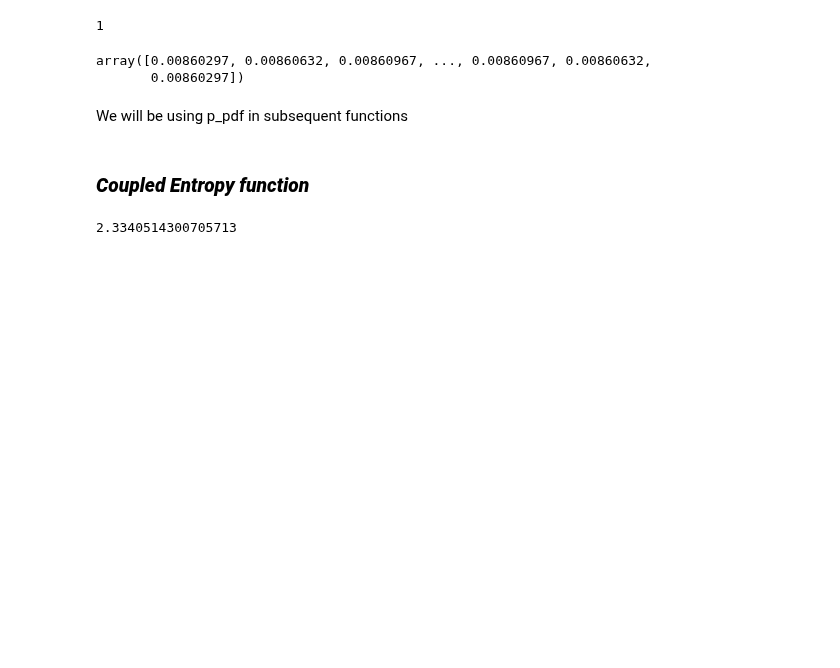
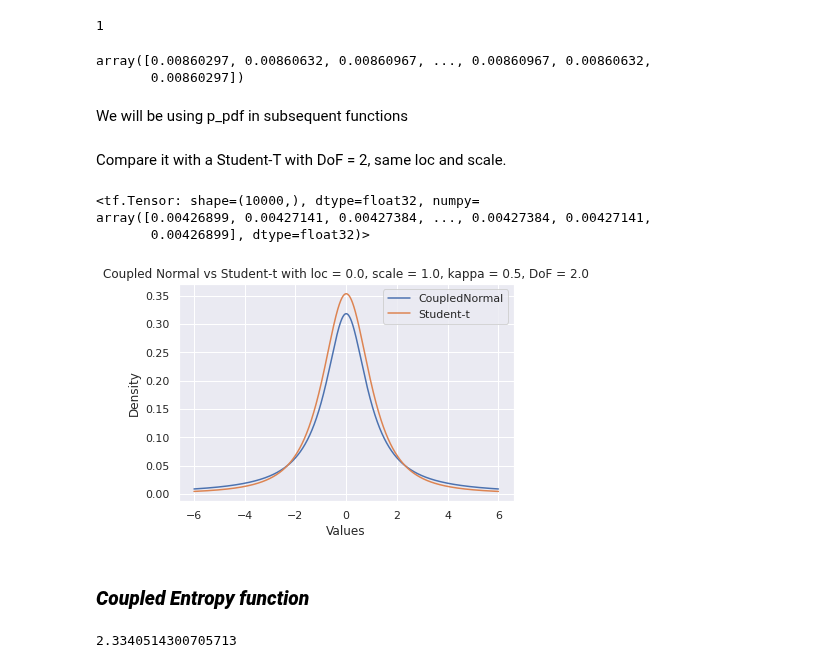
Before and after one commit to Photrek/Nonlinear-Statistical-Coupling, a Jupyter notebook: examples/guide_v0.ipynb, the cells around one changed output. Saved outputs shown, nothing was run; the diff lists cells and outputs as text; code cells hidden in the pictures; blank space fills up the shorter version.

```diff
--- a/examples/guide_v0.ipynb
+++ b/examples/guide_v0.ipynb
@@ -146,6 +202,31 @@ array([0.00860297, 0.00860632, 0.00860967, ..., 0.00860967, 0.00860632,
        0.00860297])
 # %% [markdown]
 We will be using p_pdf in subsequent functions
+# %% [markdown]
+Compare it with a Student-T with DoF = 2, same loc and scale.
+# %%
+import tensorflow_probability as tfp
+tfd = tfp.distributions
+# %%
+t_dist = tfd.StudentT(df=1/p_kappa, loc=p_loc, scale=p_scale)
+# %%
+t_pdf = t_dist.prob(X)
+t_pdf
+# %% [output]
+<tf.Tensor: shape=(10000,), dtype=float32, numpy=
+array([0.00426899, 0.00427141, 0.00427384, ..., 0.00427384, 0.00427141,
+       0.00426899], dtype=float32)>
+# %%
+plt.plot(X, p_pdf, label=f'CoupledNormal')
+plt.plot(X, t_pdf, label=f'Student-t')
+
+plt.title(f'Coupled Normal vs Student-t with loc = {p_loc}, scale = {p_scale}, kappa = {p_kappa}, DoF = {1/p_kappa}')
+plt.xlabel('Values')
+plt.ylabel('Density')
+plt.legend()
+plt.show();
+# %% [output]
+[figure, added]
 # %%
 # Sample n amount
 # TO-DO
```
Also changed, not shown: parts of 7 cells of this notebook, 7 other files.
